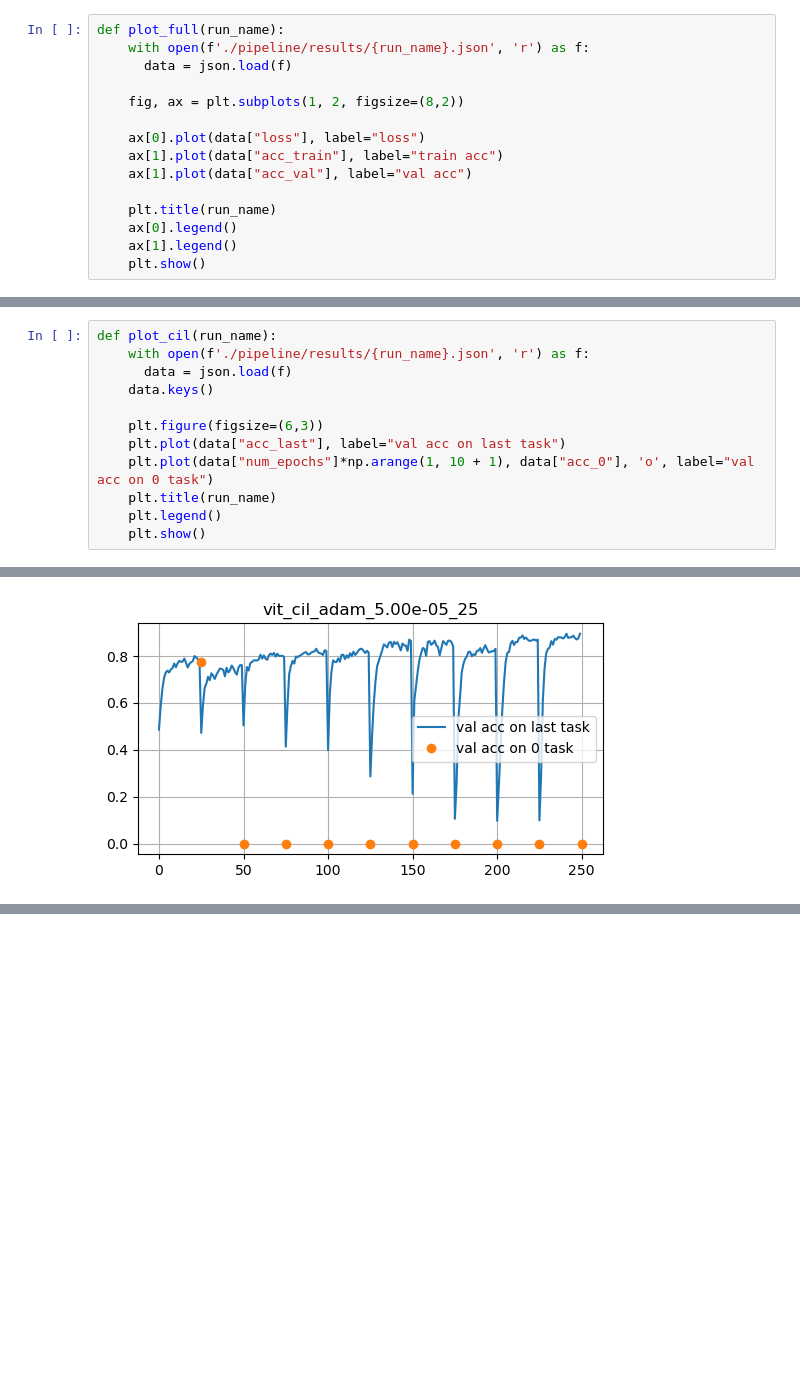
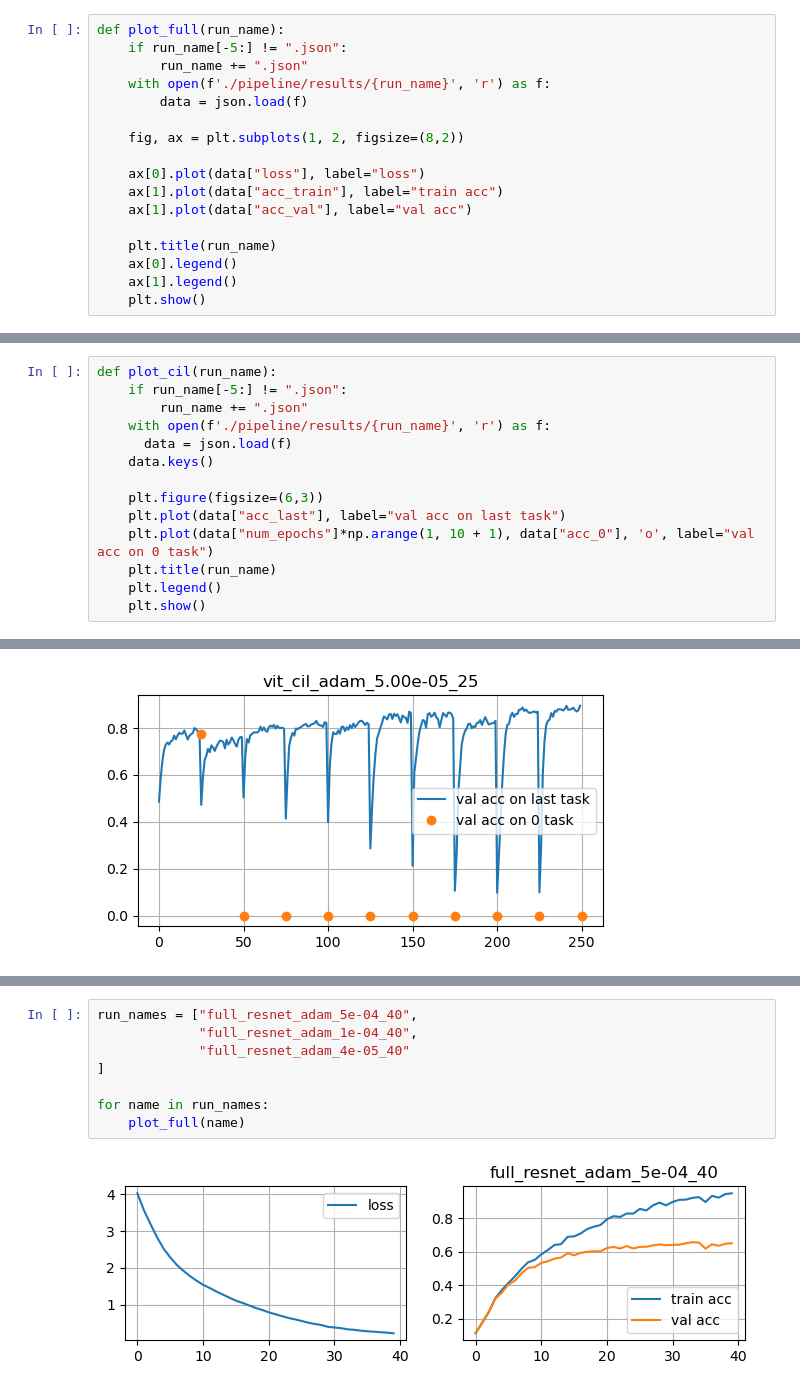
Before and after one commit to mipt-alexa/continual-learning, a Jupyter notebook: visualize.ipynb, the cells around one changed output, grey strips where cells are left out. Cells and saved outputs as stored; diff of their text form; blank space fills up the shorter version.

```diff
--- a/visualize.ipynb
+++ b/visualize.ipynb
@@ -15,8 +17,10 @@ plt.rcParams['axes.grid'] = True
 5.00e-04_adam_50_vit.json         vit_cil_adam_5.00e-05_25.json
 # %%
 def plot_full(run_name):
-    with open(f'./pipeline/results/{run_name}.json', 'r') as f:
-      data = json.load(f)
+    if run_name[-5:] != ".json":
+        run_name += ".json"
+    with open(f'./pipeline/results/{run_name}', 'r') as f:
+        data = json.load(f)
 
     fig, ax = plt.subplots(1, 2, figsize=(8,2))
 
@@ -47,7 +51,9 @@ for name in run_names:
 [figure]
 # %%
 def plot_cil(run_name):
-    with open(f'./pipeline/results/{run_name}.json', 'r') as f:
+    if run_name[-5:] != ".json":
+        run_name += ".json"
+    with open(f'./pipeline/results/{run_name}', 'r') as f:
       data = json.load(f)
     data.keys()
 
@@ -72,0 +90,10 @@ for name in run_name:
+# %%
+run_names = ["full_resnet_adam_5e-04_40",
+             "full_resnet_adam_1e-04_40",
+             "full_resnet_adam_4e-05_40"
+]
+
+for name in run_names:
+    plot_full(name)
+# %% [output]
+[figure, added]
```
Also changed, not shown: parts of 11 cells of this notebook, 32 other files.
